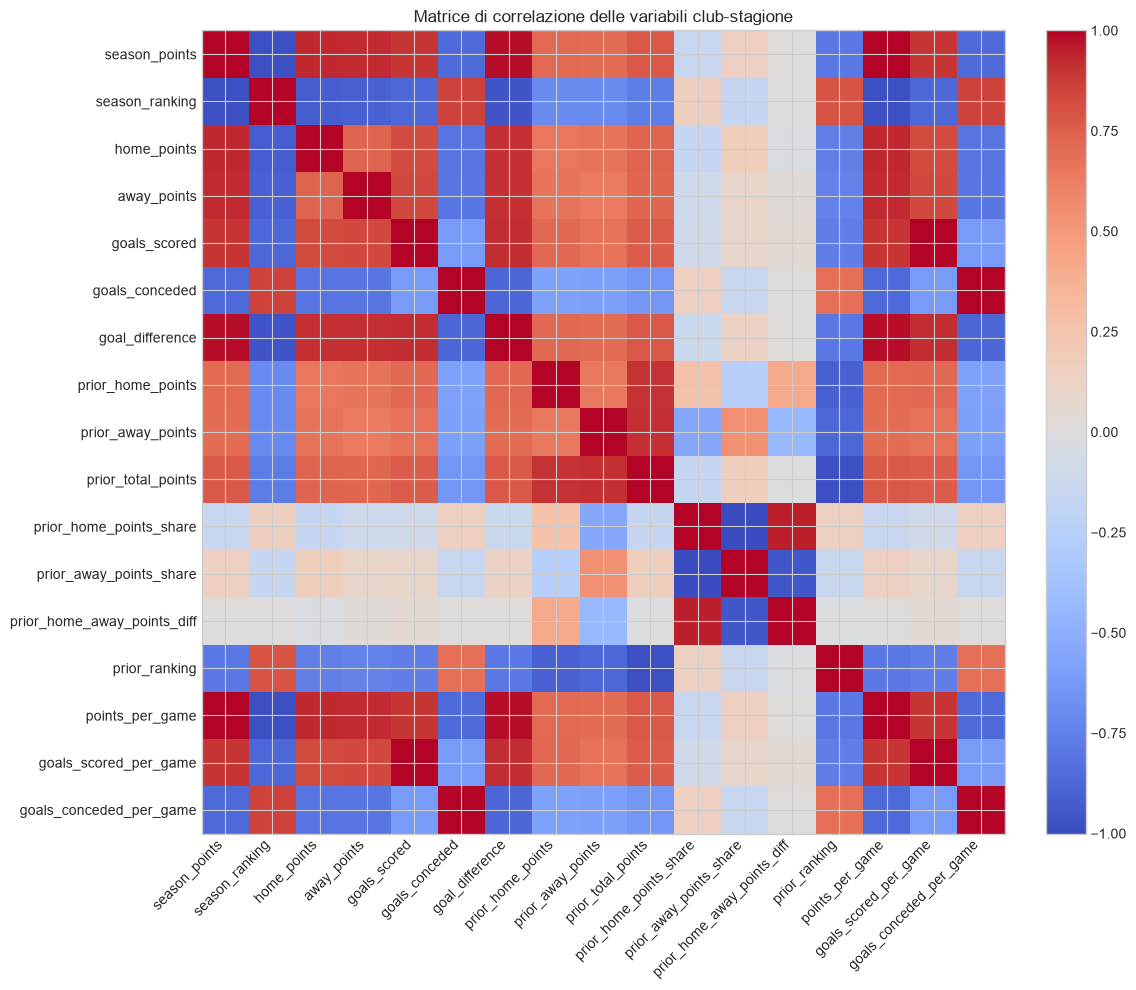
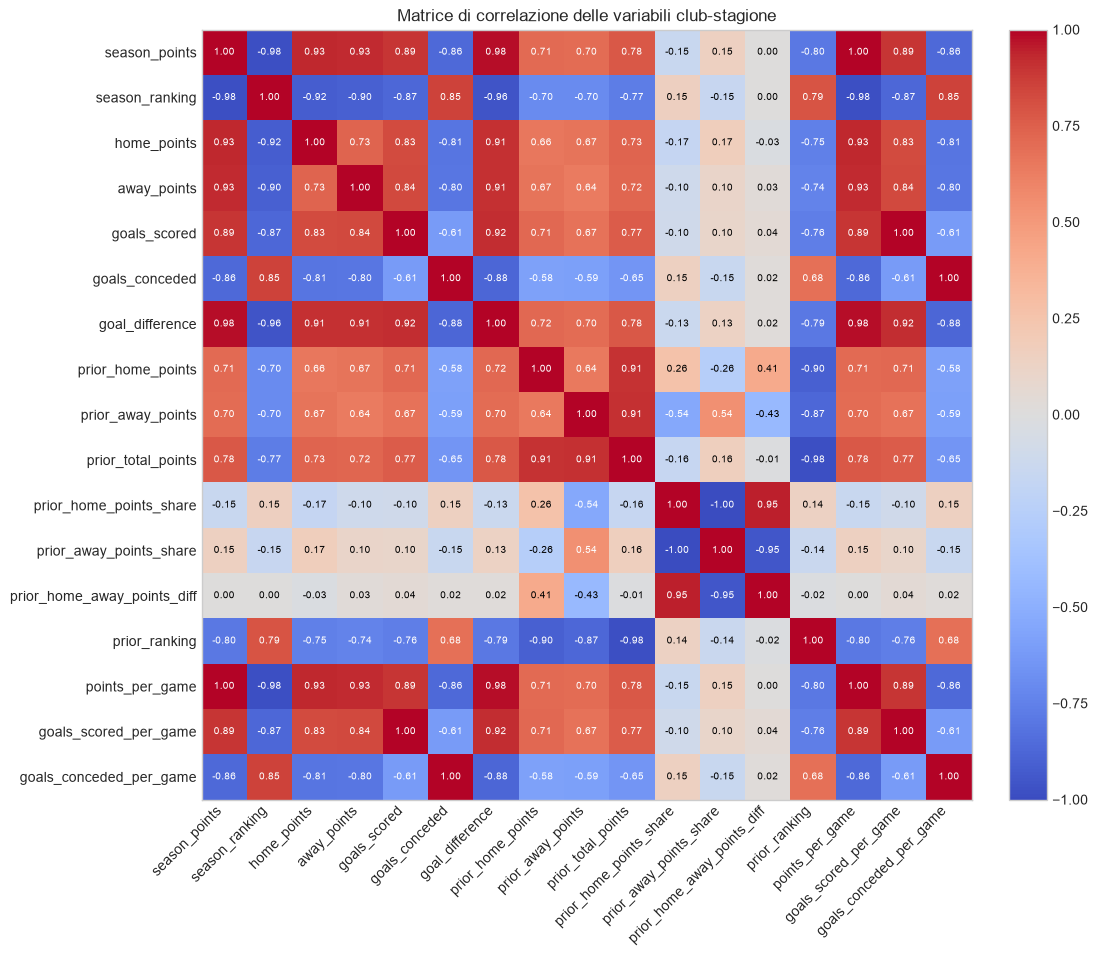
Code edit (unified diff) that turned the first committed figure into the second:
--- before
+++ after
@@ -15,6 +15,13 @@
 ax.set_yticklabels(club_corr_cols)
 ax.set_title('Matrice di correlazione delle variabili club-stagione')
+for row in range(len(club_corr_cols)):
+    for col in range(len(club_corr_cols)):
+        value = club_corr.iloc[row, col]
+        label = '' if pd.isna(value) else f'{value:.2f}'
+        color = 'white' if pd.notna(value) and abs(value) >= 0.5 else 'black'
+        ax.text(col, row, label, ha='center', va='center', color=color, fontsize=7)
 fig.colorbar(im, ax=ax, fraction=0.046, pad=0.04)
-plt.tight_layout()
+
+ax.grid(False)
 plt.show()
 
@@ -33,5 +40,11 @@
 ax.set_yticklabels(team_corr_cols)
 ax.set_title('Matrice di correlazione delle variabili squadra')
+for row in range(len(team_corr_cols)):
+    for col in range(len(team_corr_cols)):
+        value = team_corr.iloc[row, col]
+        label = '' if pd.isna(value) else f'{value:.2f}'
+        color = 'white' if pd.notna(value) and abs(value) >= 0.5 else 'black'
+        ax.text(col, row, label, ha='center', va='center', color=color, fontsize=8)
 fig.colorbar(im, ax=ax, fraction=0.046, pad=0.04)
-plt.tight_layout()
+ax.grid(False)
 plt.show()

Commit: delete useless code pt2